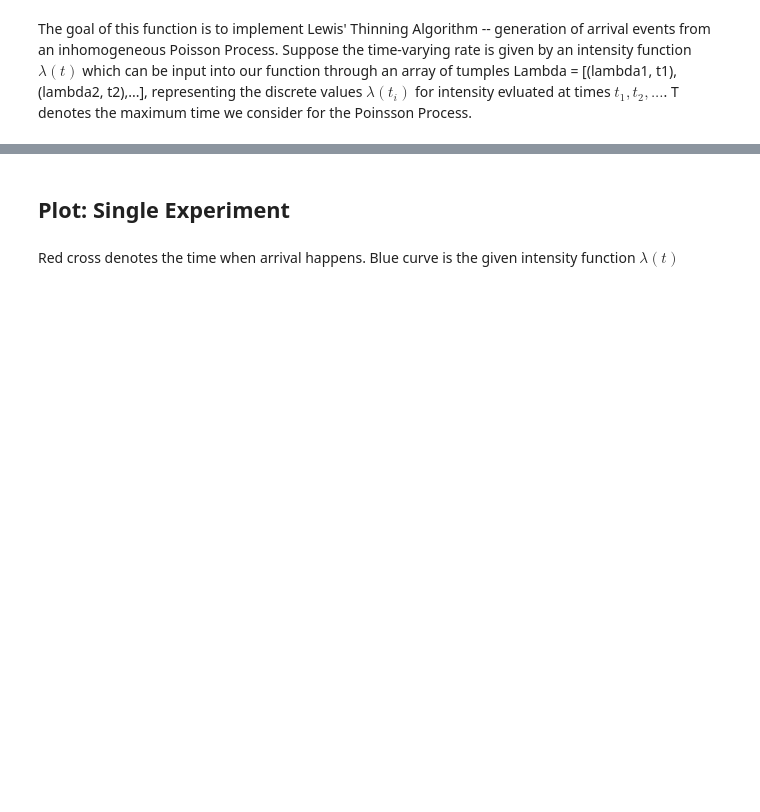
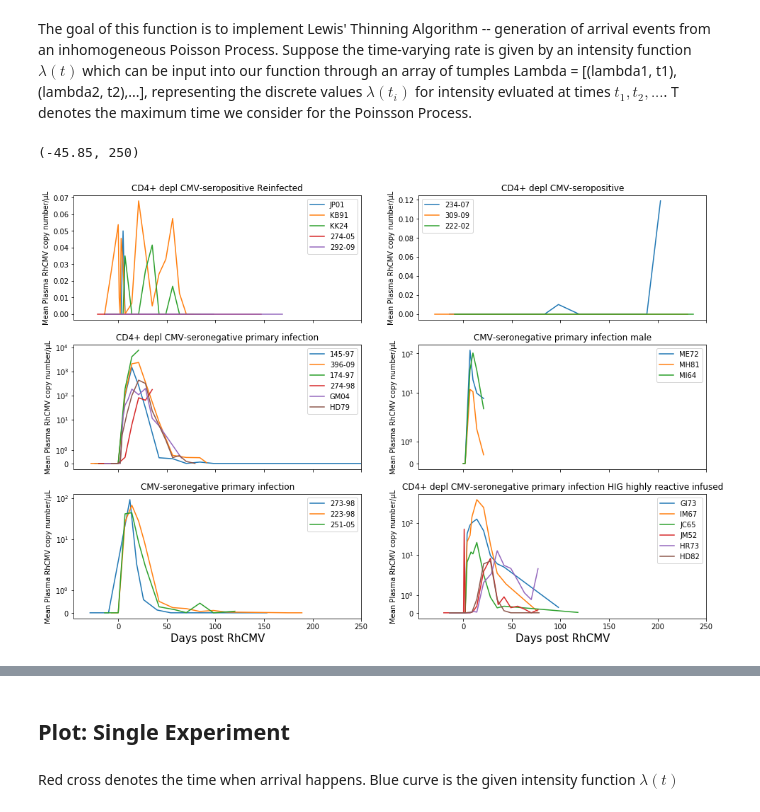
Before and after one commit to yishu0524/Placental-Transmission, a Jupyter notebook: Sampling_Inhomogeneous_Poisson_Process.ipynb, the cells around one changed output, grey strips where cells are left out. Drawn from its saved outputs; the diff is of its cells as text; code cells hidden in the pictures; blank space fills up the shorter version.

```diff
--- a/Sampling_Inhomogeneous_Poisson_Process.ipynb
+++ b/Sampling_Inhomogeneous_Poisson_Process.ipynb
@@ -10,0 +26,41 @@ pde_result=pd.read_excel(r'C:\Users\pc\Documents\school\Placental-Transmission-m
+# %%
+plot_range=[[1,2,3,4,5],[6,7,8],[9,10,11,12,13,14],[15,16,17],[18,19,20],[21,22,23,24,25,26]]
+# %%
+animal_data=pd.read_csv('animal_data_cleared.csv')
+# %%
+fig, axes = plt.subplots(3, 2, sharex=True, figsize=(16,11))
+#fig.suptitle('3 rows x 4 columns axes with no data')
+for i in plot_range[0]:
+    sns.lineplot(ax=axes[0,0],data=animal_data,x='Days post RhCMV',y=animal_data.columns[i],label=animal_data.columns[i].split(" ", 1)[0])
+axes[0,0].set_title(animal_data.columns[i].split(" ", 1)[1][1:-1])
+axes[0,0].set_ylabel('Mean Plasma RhCMV copy number/μL',fontsize=10)
+for i in plot_range[1]:
+    sns.lineplot(ax=axes[0,1],data=animal_data,x='Days post RhCMV',y=animal_data.columns[i],label=animal_data.columns[i].split(" ", 1)[0])
+axes[0,1].set_title(animal_data.columns[i].split(" ", 1)[1][1:-1])
+axes[0,1].set_ylabel('Mean Plasma RhCMV copy number/μL',fontsize=10)
+for i in plot_range[2]:
+    sns.lineplot(ax=axes[1,0],data=animal_data,x='Days post RhCMV',y=animal_data.columns[i],label=animal_data.columns[i].split(" ", 1)[0])
+axes[1,0].set_title(animal_data.columns[i].split(" ", 1)[1][1:-1])
+axes[1,0].set_ylabel('Mean Plasma RhCMV copy number/μL',fontsize=10)
+axes[1,0].set_yscale('symlog')
+for i in plot_range[3]:
+    sns.lineplot(ax=axes[1,1],data=animal_data,x='Days post RhCMV',y=animal_data.columns[i],label=animal_data.columns[i].split(" ", 1)[0])
+axes[1,1].set_title(animal_data.columns[i].split(" ", 1)[1][0:-1]+' male')
+axes[1,1].set_ylabel('Mean Plasma RhCMV copy number/μL',fontsize=10)
+axes[1,1].set_yscale('symlog')
+for i in plot_range[4]:
+    sns.lineplot(ax=axes[2,0],data=animal_data,x='Days post RhCMV',y=animal_data.columns[i],label=animal_data.columns[i].split(" ", 1)[0])
+axes[2,0].set_title(animal_data.columns[i].split(" ", 1)[1][0:-1])
+axes[2,0].set_ylabel('Mean Plasma RhCMV copy number/μL',fontsize=10)
+axes[2,0].set_yscale('symlog')
+for i in plot_range[5]:
+    sns.lineplot(ax=axes[2,1],data=animal_data,x='Days post RhCMV',y=animal_data.columns[i],label=animal_data.columns[i].split(" ", 1)[0])
+axes[2,1].set_title(animal_data.columns[i].split(" ", 1)[1][1:-1])
+axes[2,1].set_ylabel('Mean Plasma RhCMV copy number/μL',fontsize=10)
+axes[2,1].set_yscale('symlog')
+axes[2,1].set_xlim(xmax=250)
+
+#plt.savefig('Mean Plasma RhCMV.png')
+# %% [output]
+(-45.85, 250)
+[figure, added]
```
Also changed, not shown: parts of 29 cells of this notebook, 4 other files.
